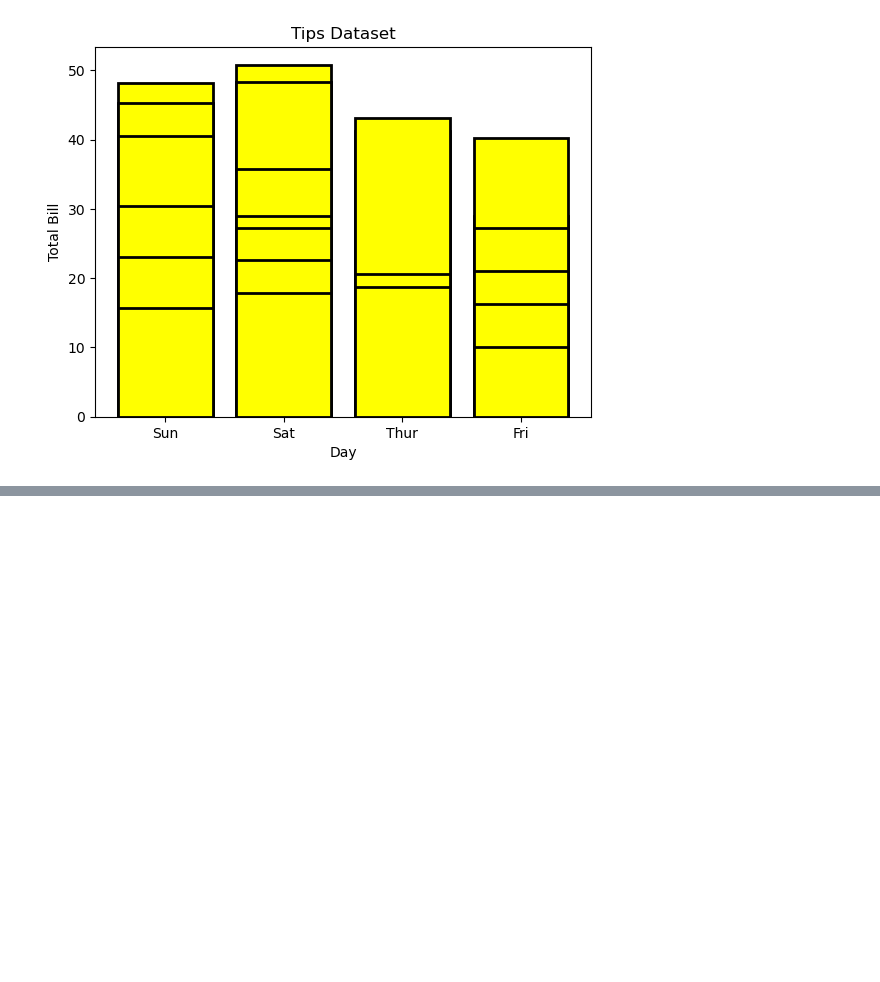
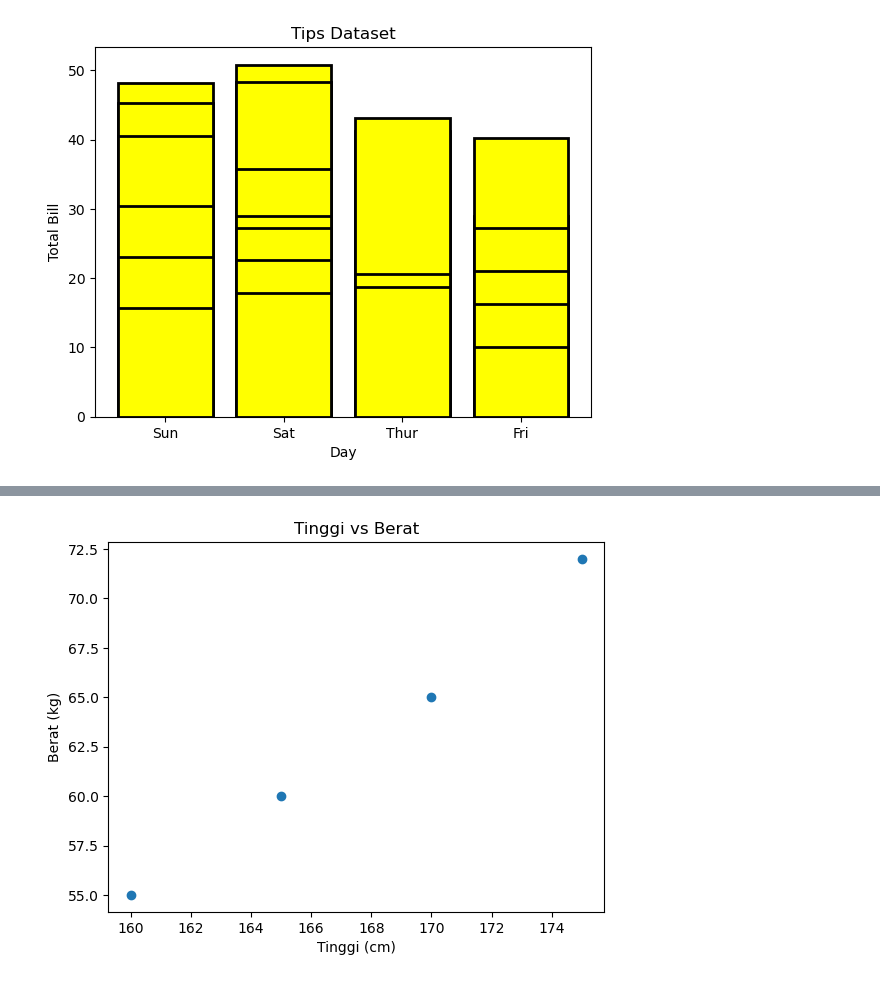
Before and after one commit to TurmaeUrsorum/belajar-piton, a Jupyter notebook: 20. Data Visualization Type/data_visualisasi.ipynb, the cells around one changed output, grey strips where cells are left out. Saved outputs shown, nothing was run; the diff lists cells and outputs as text; code cells hidden in the pictures; blank space fills up the shorter version.

```diff
--- a/20. Data Visualization Type/data_visualisasi.ipynb
+++ b/20. Data Visualization Type/data_visualisasi.ipynb
@@ -375,0 +573,13 @@ plt.show()
+# %%
+import matplotlib.pyplot as plt
+
+tinggi = [160, 165, 170, 175]
+berat = [55, 60, 65, 72]
+
+plt.scatter(tinggi, berat)
+plt.title("Tinggi vs Berat")
+plt.xlabel("Tinggi (cm)")
+plt.ylabel("Berat (kg)")
+plt.show()
+# %% [output]
+[figure, added]
```
Also changed, not shown: parts of 8 cells of this notebook.
